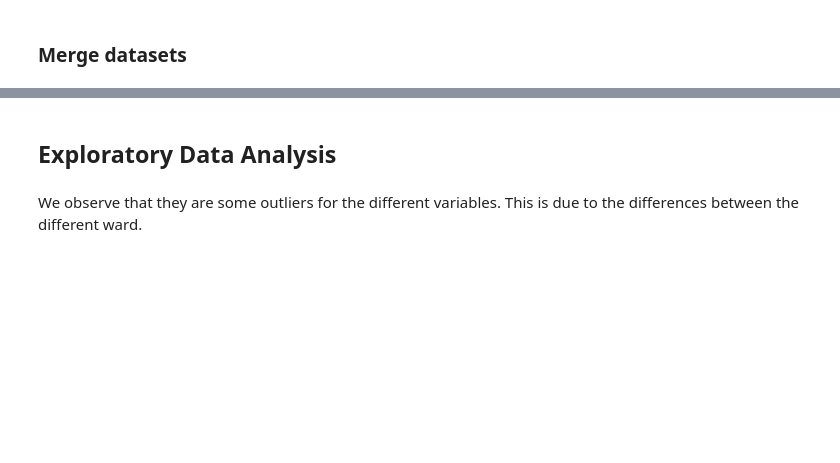
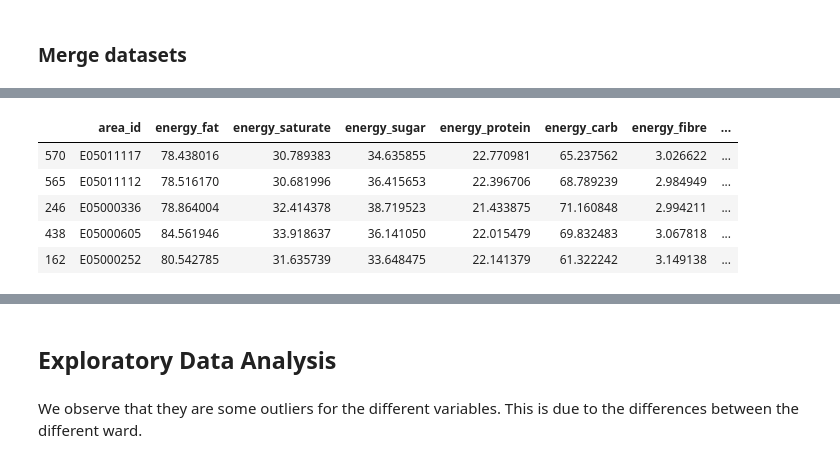
Before and after one commit to epfl-ada/ada-2020-project-milestone-p3-p3_caxaga, a Jupyter notebook: main.ipynb, the cells around one changed output, grey strips where cells are left out. Cells and saved outputs as stored; diff of their text form; code cells hidden in the pictures; blank space fills up the shorter version.

```diff
--- a/main.ipynb
+++ b/main.ipynb
@@ -83,11 +145,18 @@ display(wellbeing_scores.head())
 # %%
 list_column = ["area_id", "energy_tot", "energy_fat", "energy_saturate", "energy_sugar", "energy_protein", "energy_carb",
                "energy_fibre", "energy_alcohol", "h_nutrients_calories", "nutripoints"]
 year_grocery = year_grocery.loc[:,
                                 year_grocery.columns.isin(list(list_column))]
 display(year_grocery.head())
 
-wellbeing_data = wellbeing_data.filter(
-    regex=r'(2013$|-13$|New ward code|Ward$|Borough)')
-display(wellbeing_data.head())
+#wellbeing_data = wellbeing_data.filter(
+    #regex=r'(2013$|-13$|New ward code|Ward$|Borough)')
+#display(wellbeing_data.head())
+# %% [output]
+|  | area_id | energy_fat | energy_saturate | energy_sugar | energy_protein | energy_carb | energy_fibre | ... |
+| 570 | E05011117 | 78.438016 | 30.789383 | 34.635855 | 22.770981 | 65.237562 | 3.026622 | ... |
+| 565 | E05011112 | 78.516170 | 30.681996 | 36.415653 | 22.396706 | 68.789239 | 2.984949 | ... |
+| 246 | E05000336 | 78.864004 | 32.414378 | 38.719523 | 21.433875 | 71.160848 | 2.994211 | ... |
+| 438 | E05000605 | 84.561946 | 33.918637 | 36.141050 | 22.015479 | 69.832483 | 3.067818 | ... |
+| 162 | E05000252 | 80.542785 | 31.635739 | 33.648475 | 22.141379 | 61.322242 | 3.149138 | ... |
 # %%
```
Also changed, not shown: parts of 16 cells of this notebook.
